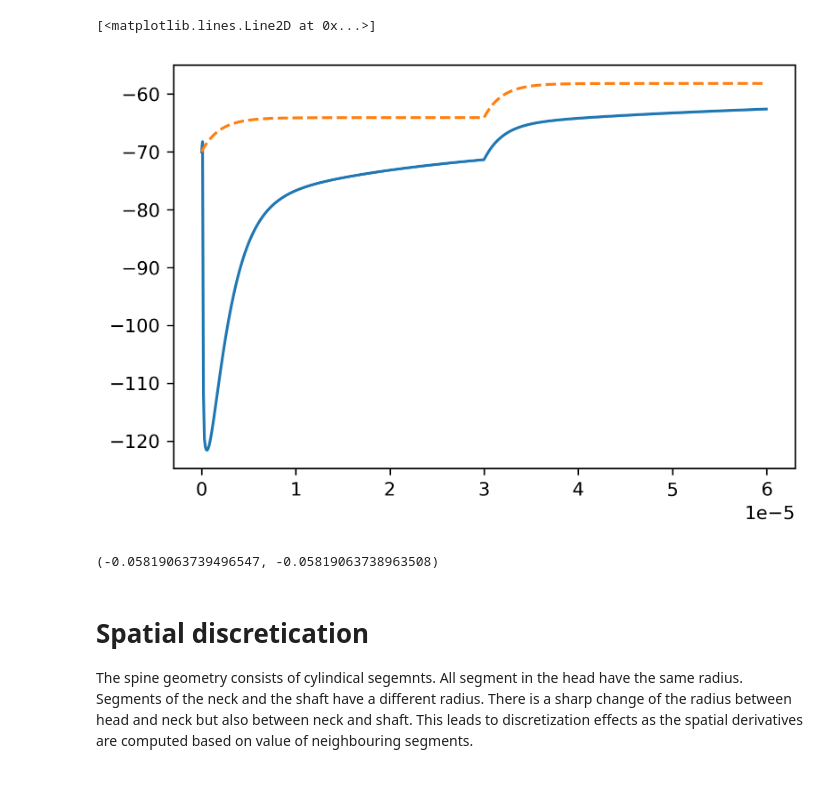
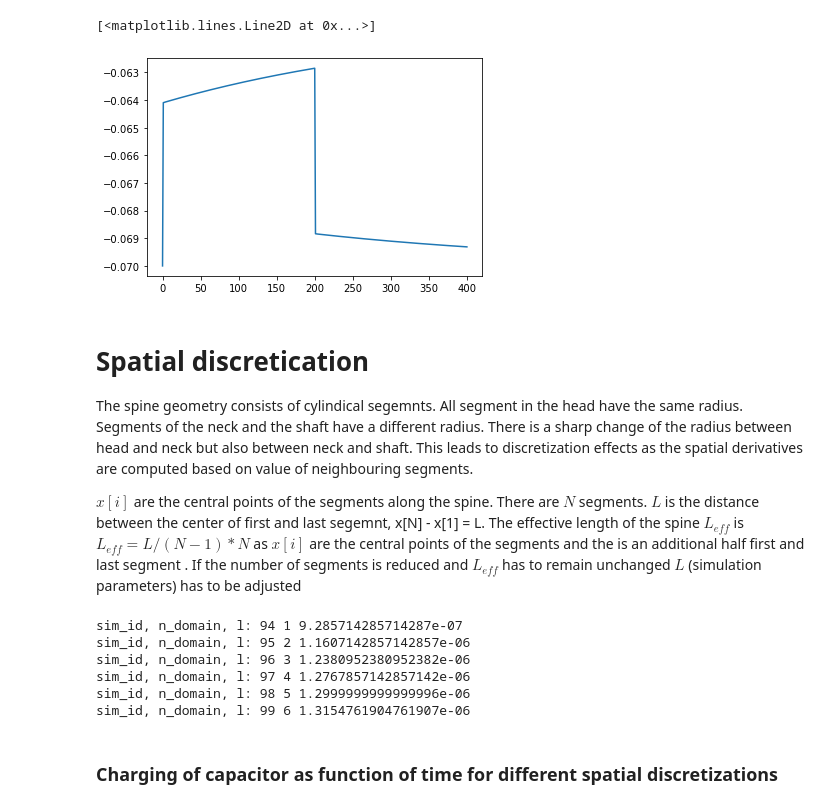
Before and after one commit to feblmu/Eberhardt2024Ion-concentration, a Jupyter notebook: notebooks/stability_analysis.ipynb, the cells around one changed output. Saved outputs shown, nothing was run; the diff lists cells and outputs as text; code cells hidden in the pictures.

```diff
--- a/notebooks/stability_analysis.ipynb
+++ b/notebooks/stability_analysis.ipynb
@@ -46,5 +13,5 @@ time taken 3.302438497543335 seconds for 101 steps.
 # %%
-file_id = 'experiment_90'
+file_id = 'experiment_103'
 (x,
 a,
 t,
@@ -52,32 +19,34 @@ phi,
 c_Na,
 c_K,
 c_Cl,
 param_set,
 params,
 dx,
 dt,
 r_Na,
 R_Na,
 g_Na_ij,
 r_K,
 R_K,
 g_K_ij,
 r_Cl,
 R_Cl,
 g_Cl_ij,
 r_e,
 R_e,
 g_ij,
 i_c_Na,
 i_c_K,
 i_c_Cl,
 i_e_Na,
 i_e_K,
 i_e_Cl,
 i_e,
 i_c,
 i_total,
 ) = plot.get_results_summary(file_id)
 
-phi80=copy.copy(phi)
-t80=copy.copy(t)
+plt.plot(phi[:,1])
+# %% [output]
+[<matplotlib.lines.Line2D at 0x...>]
+[figure, added]
@@ -121,16 +53,24 @@ t84=copy.copy(t)
-# %%
-fig=plt.figure(dpi=300)
-plt.plot(t80,phi80[:,1]*1.e3)
-plt.plot(t84,phi84[:,1]*1.e3,'--')
-# %% [output]
-[<matplotlib.lines.Line2D at 0x...>]
-[figure, removed]
-# %%
-phi80[:,1][-1], phi84[:,1][-1]
-# %% [output]
-(-0.05819063739496547, -0.05819063738963508)
 # %% [markdown]
 # Spatial discretication
 
 The spine geometry consists of cylindical segemnts. All segment in the head have the same radius. Segments of the neck and the shaft have a different radius. There is a sharp change of the radius between head and neck but also between neck and shaft. This leads to discretization effects as the spatial derivatives are computed based on value of neighbouring segments.
+
+$x[i]$ are the central points of the segments along the spine. There are $N$ segments. $L$ is the distance between the center of first and last segemnt, x[N] - x[1] = L. The effective length of the spine $L_{eff}$ is  $L_{eff}= L/(N-1)*N$ as $x[i]$ are the central points of the segments and the is an additional half first and last segment .
+If the number of segments is reduced and $L_{eff}$ has to remain unchanged $L$ (simulation parameters) has to be adjusted
+# %%
+l_eff = 1.3928571428571428e-6 # 1.4e-6#
+sim_id = list(range(94,100))
+for i,n_domain in enumerate(list(range(1,7))):
+    dx = l_eff/(3.*n_domain)
+    xi = np.arange(0.5*dx, l_eff, dx)
+    print('sim_id, n_domain, l:',sim_id[i], n_domain, xi[-1]-xi[0])
+# %% [output]
+sim_id, n_domain, l: 94 1 9.285714285714287e-07
+sim_id, n_domain, l: 95 2 1.1607142857142857e-06
+sim_id, n_domain, l: 96 3 1.2380952380952382e-06
+sim_id, n_domain, l: 97 4 1.2767857142857142e-06
+sim_id, n_domain, l: 98 5 1.2999999999999996e-06
+sim_id, n_domain, l: 99 6 1.3154761904761907e-06
+# %% [markdown]
+### Charging of capacitor as function of time for different spatial discretizations
 # %%
```
Also changed, not shown: parts of 15 cells of this notebook, 4 other files.
